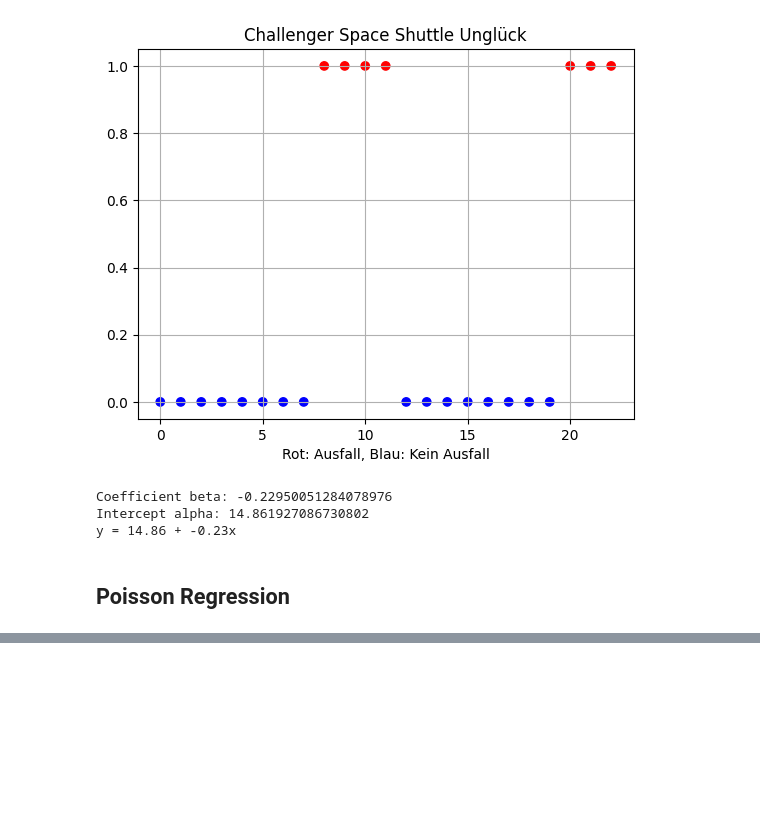
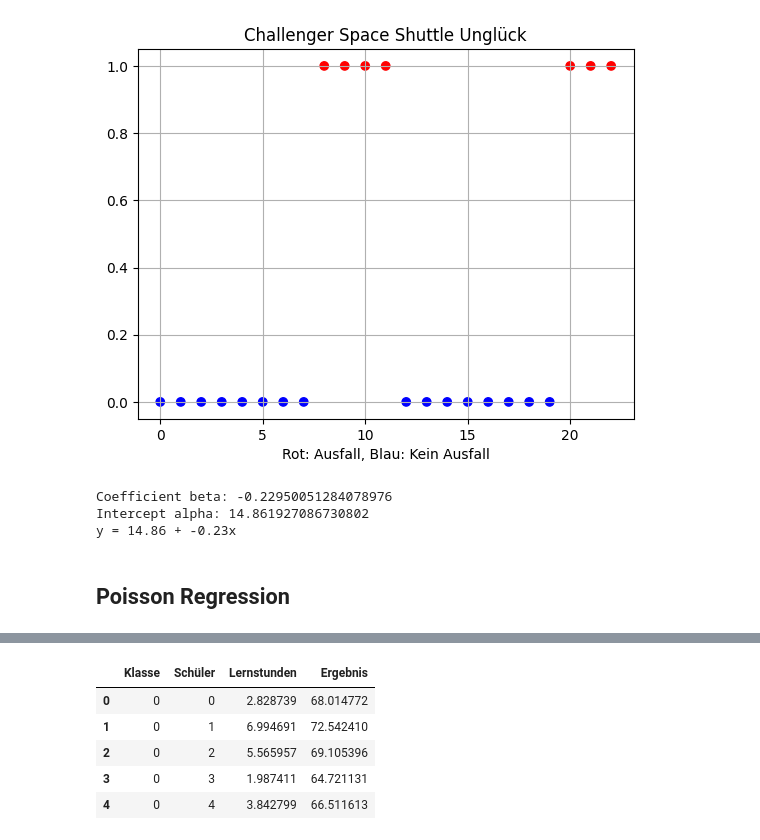
Before and after one commit to tombk556/Mehrdim.-Datenanalyse-und-stat.-Lernverfahren, a Jupyter notebook: Python/Prüfungsbeispiele.ipynb, the cells around one changed output, grey strips where cells are left out. Drawn from its saved outputs; the diff is of its cells as text; code cells hidden in the pictures; blank space fills up the shorter version.

```diff
--- a/Python/Prüfungsbeispiele.ipynb
+++ b/Python/Prüfungsbeispiele.ipynb
@@ -230,0 +247,27 @@ Poisson Regression Model λ = exp(-1.58 + 0.069x)
+# %%
+np.random.seed(123)
+
+anzahl_an_klassen = 30
+anzahl_an_schülern = 10
+klassen = np.repeat(np.arange(anzahl_an_klassen), anzahl_an_schülern)
+
+lern_stunden = np.random.normal(5, 2, size=anzahl_an_klassen * anzahl_an_schülern)
+ergebnis = 50 + 3 * lern_stunden + np.random.normal(0, 5, size=anzahl_an_klassen * anzahl_an_schülern)
+zufälliger_effekt = np.random.normal(0, 5, size=anzahl_an_klassen)
+ergebnis += [zufälliger_effekt[i] for i in klassen]
+
+data = pd.DataFrame({
+    "Klasse": klassen,
+    "Schüler": [i for i in range(anzahl_an_klassen * anzahl_an_schülern)],
+    "Lernstunden": lern_stunden,
+    "Ergebnis": ergebnis
+})
+
+data.head()
+# %% [output]
+|  | Klasse | Schüler | Lernstunden | Ergebnis |
+| 0 | 0 | 0 | 2.828739 | 68.014772 |
+| 1 | 0 | 1 | 6.994691 | 72.542410 |
+| 2 | 0 | 2 | 5.565957 | 69.105396 |
+| 3 | 0 | 3 | 1.987411 | 64.721131 |
+| 4 | 0 | 4 | 3.842799 | 66.511613 |
```
Also changed, not shown: parts of 12 cells of this notebook.
